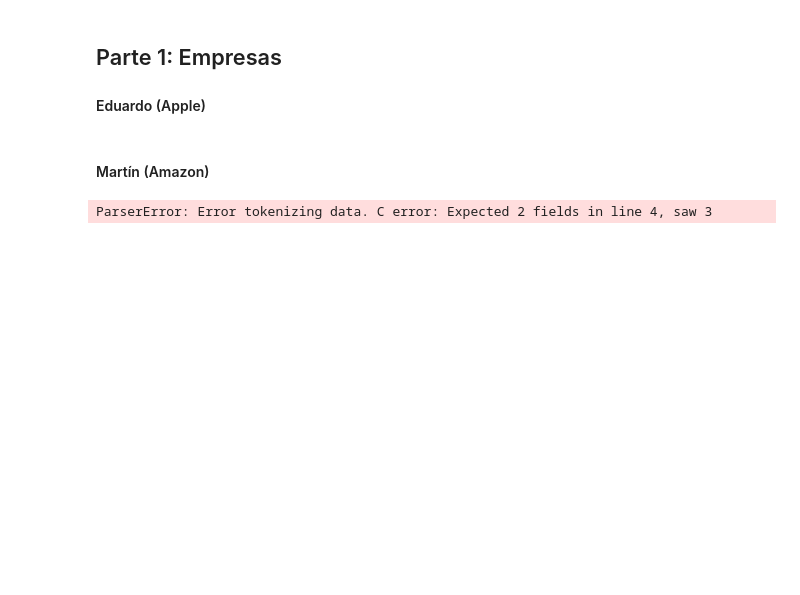
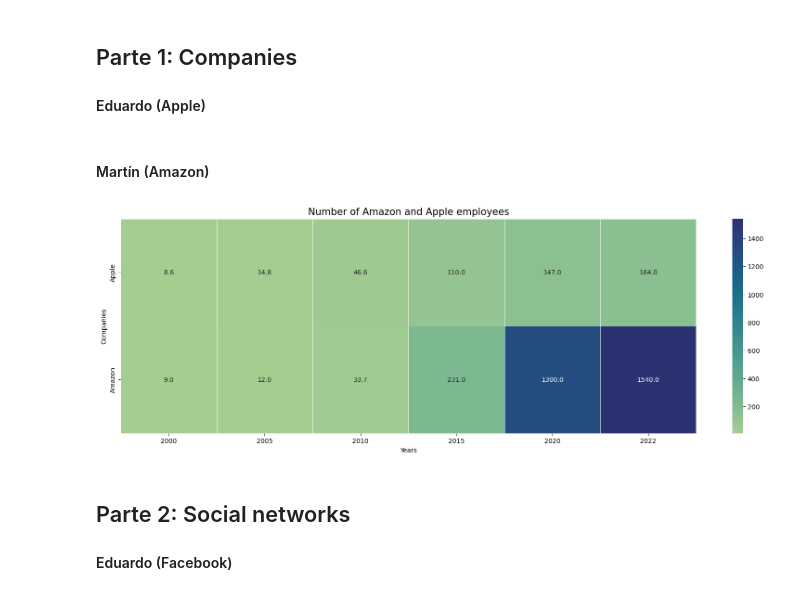
Before and after one commit to PinoEdu/Tarea1-Visualizacion-Datos, a Jupyter notebook: Tarea_1_VD_Full.ipynb, the cells around one changed output. Drawn from its saved outputs; the diff is of its cells as text; code cells hidden in the pictures; blank space fills up the shorter version.

```diff
--- a/Tarea_1_VD_Full.ipynb
+++ b/Tarea_1_VD_Full.ipynb
@@ -1,5 +1,5 @@
 # %% [markdown]
-## Parte 1: Empresas
+## Parte 1: Companies
 
 
 #### Eduardo (Apple)
@@ -36,8 +37,19 @@ fig_amzn.show()
 # %% [markdown]
 #### Martín (Amazon)
 # %%
-df = pd.read_csv('Number_employees_2000-2020.csv', index_col=0)
+df = pd.read_csv('https://raw.githubusercontent.com/PinoEdu/Tarea1-Visualizacion-Datos/master/Number_employees_2000-2020.csv', index_col=0)
+
+f, ax = plt.subplots(figsize=(20, 6))
 
 sns.heatmap(df.T, cmap="crest", annot=True, fmt=".1f", linewidth=.5)
+ax.set_title('Number of Amazon and Apple employees', fontsize = 15)
+plt.xlabel('Years', fontsize = 10)
+plt.ylabel('Companies', fontsize = 10)
+
+plt.show()
 # %% [output]
-ParserError: Error tokenizing data. C error: Expected 2 fields in line 4, saw 3
+[figure, added]
+# %% [markdown]
+## Parte 2: Social networks
+
+#### Eduardo (Facebook)
```
Also changed, not shown: parts of 3 cells of this notebook, 1 other file.
